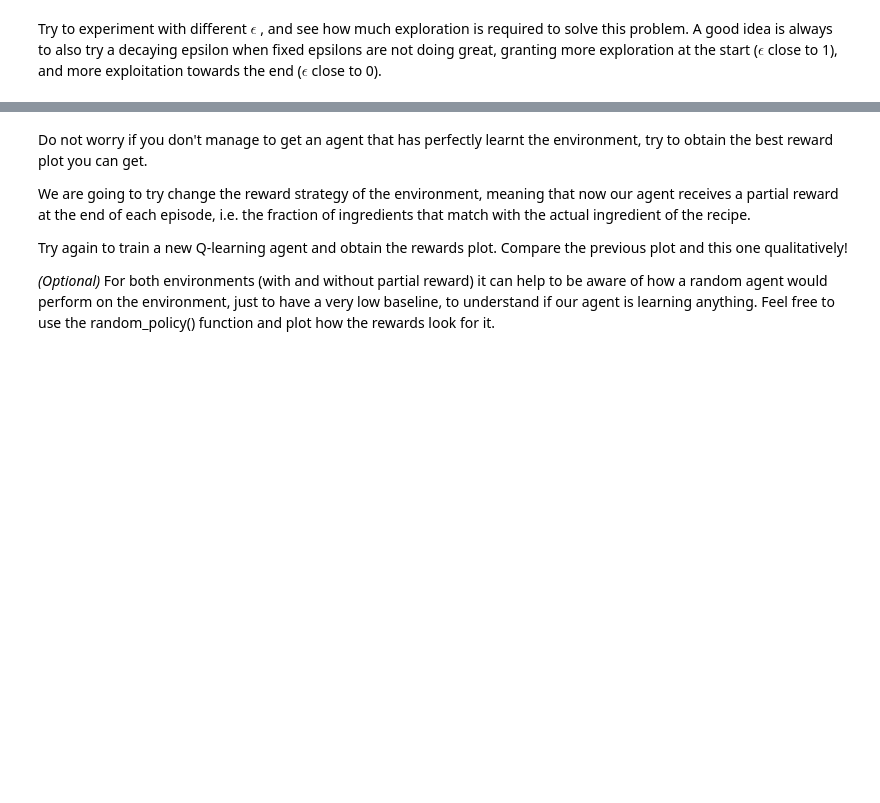
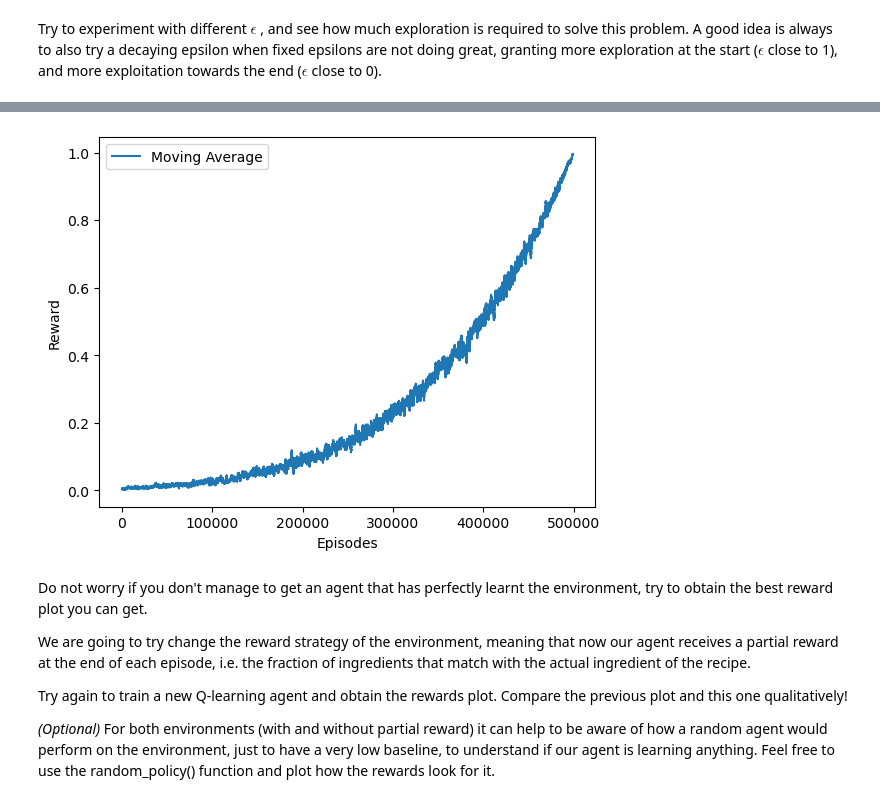
Before and after one commit to marhanse/NeuroSymAI, a Jupyter notebook: assignment_1_RL.ipynb, the cells around one changed output, grey strips where cells are left out. Saved outputs shown, nothing was run; the diff lists cells and outputs as text; code cells hidden in the pictures; blank space fills up the shorter version.

```diff
--- a/assignment_1_RL.ipynb
+++ b/assignment_1_RL.ipynb
@@ -174,7 +214,8 @@ env.reset()
 # %% [markdown]
 How large is the observation space? And the goal space? What about the action space?
 # %%
-print("Observation space size: ", len(env. ...))
-print("Goal space size: ", len(env. ...))
-print("Action space size: ", len(env. ...))
-print("Sample observation: ", env. ...)
+print("Observation space size: ", len(env.observation_space))
+print("Goal space size: ", len(env.goals))
+print("Action space size: ", len(env.action_space))
+goal_index, initial_observation = env.reset()
+print("Sample observation: ", initial_observation)
@@ -245,14 +333,20 @@ for episode in range(n_training_episodes):
 # %%
 "Plot the rewards - depending on your exploration strategy, the curve might be hard to interpret,"
 "try using a moving average to smooth it out"
 
 def moving_average(x, window_size=None):
     if window_size is None:
         window_size = len(x)//10
     return np.convolve(x, np.ones(window_size), 'valid') / window_size
 
-#plt.plot(moving_average(rewards, 1000))
-plt.plot(rewards)
+plt.plot(moving_average(rewards_without_partial_reward, 1000), label='Moving Average')
+plt.xlabel('Episodes')
+plt.ylabel('Reward')
+#plt.plot(rewards, label='Reward')
+plt.legend()
+plt.show()
+# %% [output]
+[figure, added]
 # %% [markdown]
 Do not worry if you don't manage to get an agent that has perfectly learnt the environment, try to obtain the best reward plot you can get.
 
```
Also changed, not shown: parts of 36 cells of this notebook, 1 other file.
